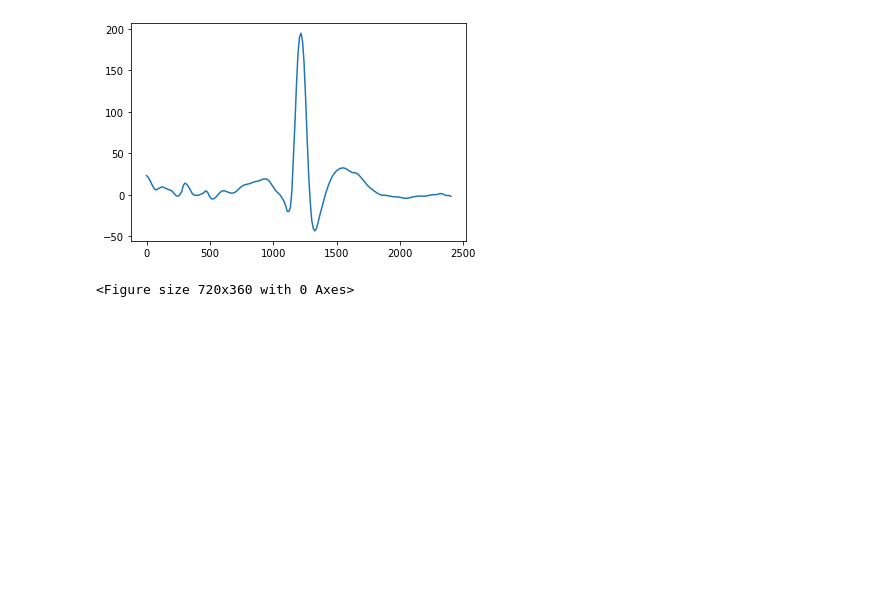
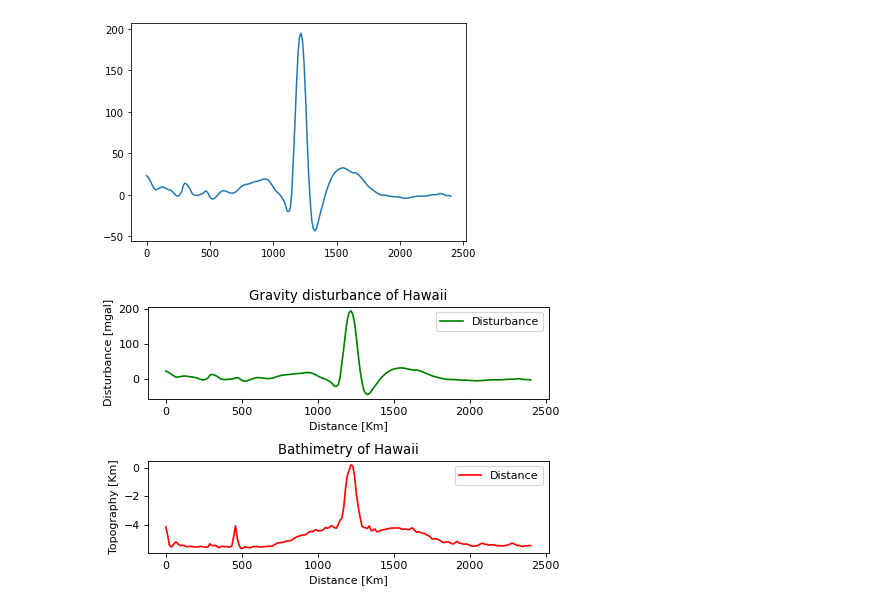
Before and after one commit to giuliano-geo/coco_coding_homework, a Jupyter notebook: homework_more_python.ipynb, the cells around one changed output. Drawn from its saved outputs; the diff is of its cells as text; code cells hidden in the pictures; blank space fills up the shorter version.

```diff
--- a/homework_more_python.ipynb
+++ b/homework_more_python.ipynb
@@ -130,6 +132,25 @@ plt.plot (data_hawaii.distance_km, data_hawaii.disturbance_mgal)
 [<matplotlib.lines.Line2D at 0x...>]
 [figure]
 # %%
-fig = plt.figure(figsize=(10,5))
+fig = plt.figure(dpi=80, facecolor='w', edgecolor='k') #creo una figura vacia
+
+ax1 = fig.add_subplot(2,1,1) #añado sublot, hay varias maneras, a mi me sirve generar para cada subplot
+# un ax1, ax2, etc, y despues simplemente los llamo para asignar xlabel, ylabel etc.
+# al final el comando tight_layout() pone las figuras en correcto espaciamiento, sin eso se me superponen
+# elementos de los subplot
+ax1.plot(data_hawaii.distance_km, data_hawaii.disturbance_mgal, color = 'green', label='Disturbance', linestyle='-')
+ax1.set_xlabel(r'Distance [Km]')
+ax1.set_ylabel(r'Disturbance [mgal]')
+ax1.title.set_text('Gravity disturbance of Hawaii')
+ax1.legend()
+
+ax2 = fig.add_subplot(2,1,2)
+ax2.plot(data_hawaii.distance_km, data_hawaii.topography_km, color = 'red', label='Distance', linestyle='-')
+ax2.set_xlabel(r'Distance [Km]')
+ax2.set_ylabel(r'Topography [Km]')
+ax2.title.set_text('Bathimetry of Hawaii')
+ax2.legend()
+
+fig.tight_layout()
 # %% [output]
-<Figure size 720x360 with 0 Axes>
+[figure, added]
```
Also changed, not shown: parts of 1 cell of this notebook.
